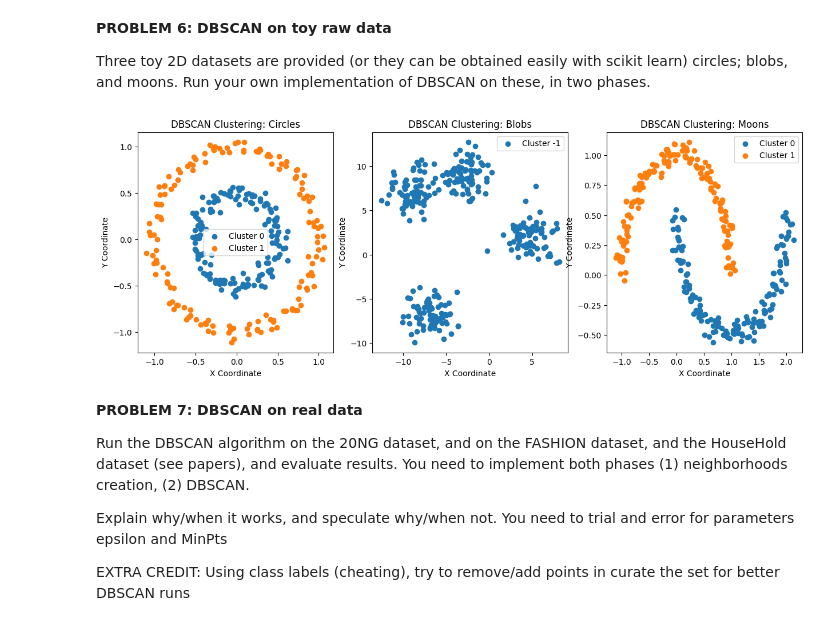
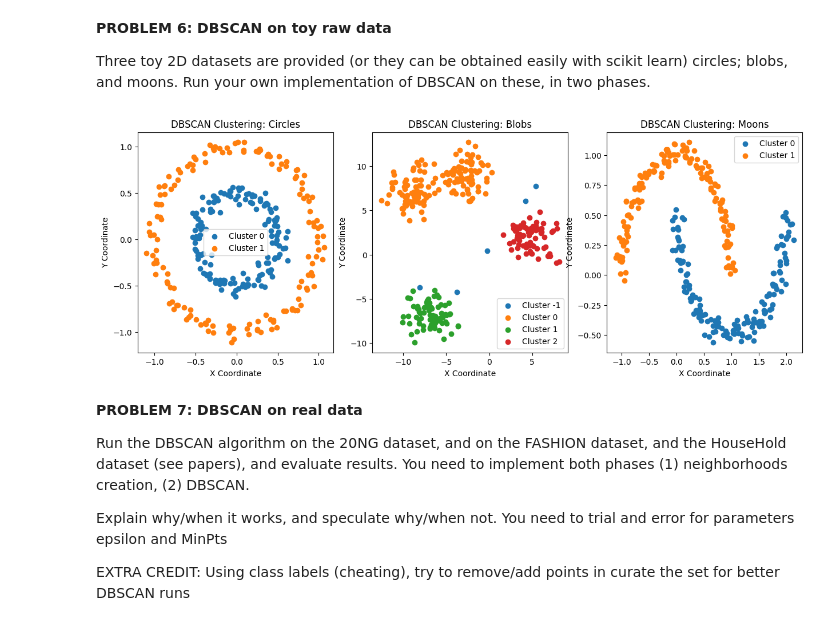
Before and after one commit to HalgasAdrian/CS5230-Coursework, a Jupyter notebook: HW2B Clustering DBSCAN, Hierarchical Clustering.ipynb, the cells around one changed output. Saved outputs shown, nothing was run; the diff lists cells and outputs as text; code cells hidden in the pictures.

Commit message:
Fixed problem 2 clustering.

```diff
--- a/HW2B Clustering DBSCAN, Hierarchical Clustering.ipynb
+++ b/HW2B Clustering DBSCAN, Hierarchical Clustering.ipynb
@@ -151,14 +151,13 @@ def dbscan(X, epsilon, minPts):
     """
     DBSCAN Implementation for clustering 2D points.
     """
-    clusters = np.full(X.shape[0], -1)  # Initialize cluster labels as noise
-    cluster_id = 0  # Start cluster IDs
+    clusters = np.full(X.shape[0], -1)  # Initialize all points as noise (-1)
+    cluster_id = 0
 
     # Function to expand a cluster
     def expand_cluster(point_idx, cluster_id):
         neighbors = region_query(point_idx)
         if len(neighbors) < minPts:
-            clusters[point_idx] = -1  # Mark as noise
             return False
         else:
             clusters[point_idx] = cluster_id
@@ -166,10 +165,10 @@ def dbscan(X, epsilon, minPts):
             while queue:
                 neighbor_idx = queue.pop()
                 if clusters[neighbor_idx] == -1:  # Only update if still noise
-                    clusters[neighbor_idx] = cluster_id
+                    clusters[neighbor_idx] = cluster_id  # Assign to cluster
                     new_neighbors = region_query(neighbor_idx)
                     if len(new_neighbors) >= minPts:
-                        queue.extend(new_neighbors)
+                        queue.extend(new_neighbors)  # Expand the cluster
             return True
 
     # Function to find neighbors within epsilon radius
@@ -179,35 +178,36 @@ def dbscan(X, epsilon, minPts):
 
     # Process each point
     for i in range(X.shape[0]):
-        if clusters[i] != -1:  # If already assigned, skip
+        if clusters[i] != -1:
             continue
         if expand_cluster(i, cluster_id):
-            cluster_id += 1  # Create a new cluster
+            cluster_id += 1
 
-    return clusters
+    return np.array(clusters)
 # %%
 # Apply DBSCAN to Each Dataset
 fig, axes = plt.subplots(1, 3, figsize=(15, 5))
 
 for i, (name, (X, _)) in enumerate(datasets.items()):
-    labels = dbscan(X, epsilon, minPts)
+    params = dbscan_params[name]
+    labels = dbscan(X, params["epsilon"], params["minPts"])
     unique_clusters = np.unique(labels)
 
     # Plot Clusters
+    plt.subplot(1, 3, i + 1)
     for cluster in unique_clusters:
         cluster_points = X[labels == cluster]
-        plt.subplot(1, 3, i + 1)
         plt.scatter(cluster_points[:, 0], cluster_points[:, 1], label=f"Cluster {cluster}")
 
     # Plot Formatting
     plt.title(f"DBSCAN Clustering: {name}")
     plt.xlabel("X Coordinate")
     plt.ylabel("Y Coordinate")
     plt.legend()
 
 plt.show()
 # %% [output]
-[figure, old version]
+[figure, new version]
 # %% [markdown]
 **PROBLEM 7: DBSCAN on real data**
 
```
